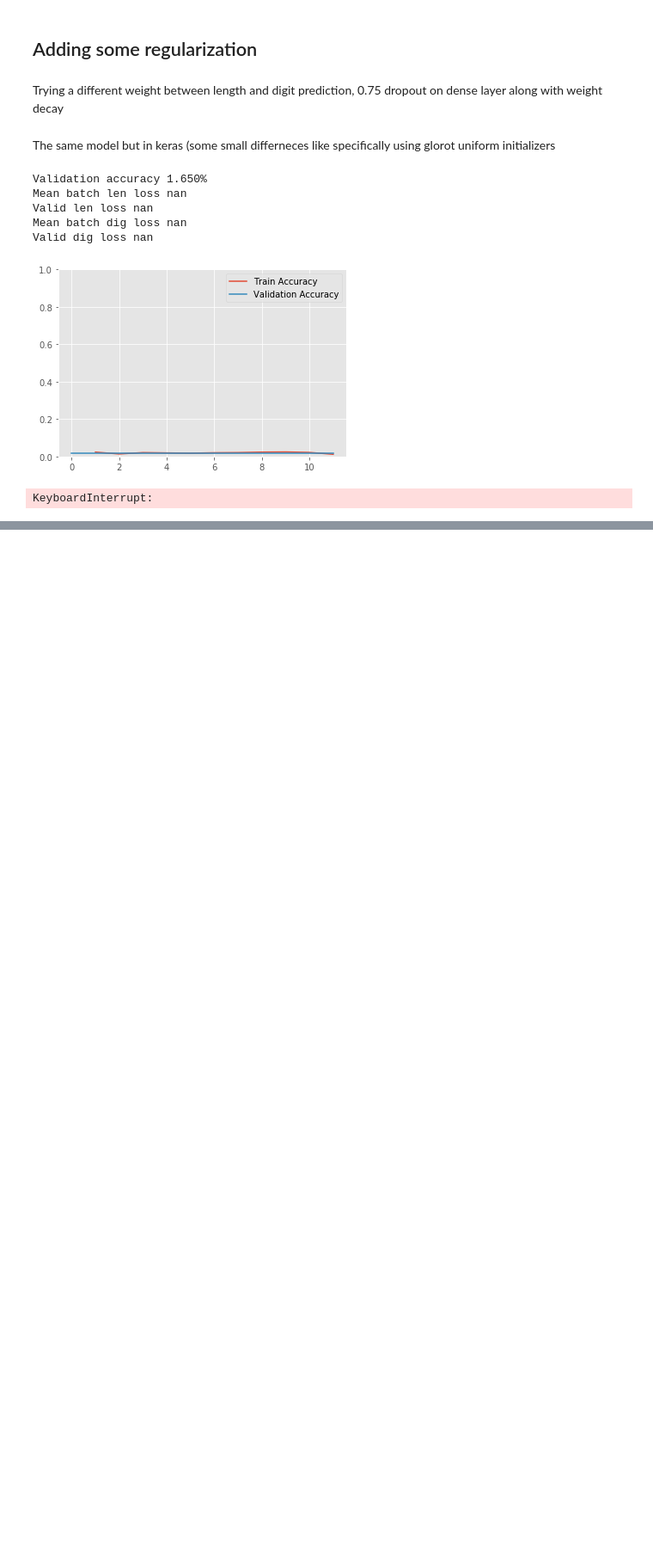
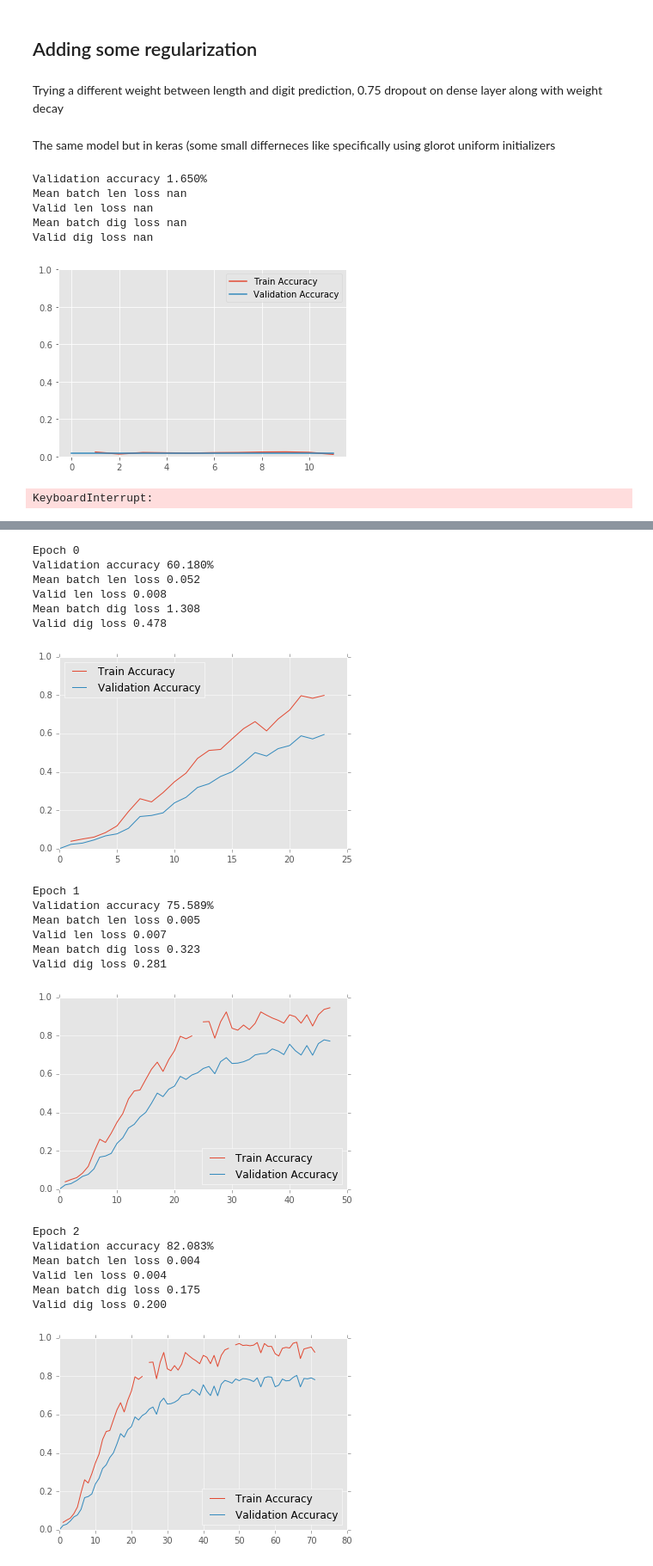
Before and after one commit to idelbrid/SVHN_DeepLearning, a Jupyter notebook: Testing Models on MNIST Synthetic Dataset.ipynb, the cells around one changed output, grey strips where cells are left out. Shown at 86% size. Cells and saved outputs as stored; diff of their text form; code cells hidden in the pictures; blank space fills up the shorter version.

```diff
--- a/Testing Models on MNIST Synthetic Dataset.ipynb
+++ b/Testing Models on MNIST Synthetic Dataset.ipynb
@@ -669,0 +658,4 @@ KeyboardInterrupt:
+# %%
+lr = 0.001
+len_balance = 0.5  # give the sequence length loss len_balance weight and the sequence digits loss (1-len_balance) weight
+simplest_graph =  tf.Graph()
@@ -669,0 +772,8 @@ KeyboardInterrupt:
+# %%
+n_epochs = 30
+batch_size = 20
+steps_per_epoch = 2500
+compare_every = 30
+t_len_losses, v_len_losses = [], []
+t_dig_losses, v_dig_losses = [], []
+t_acc, v_acc = [], []
@@ -669,0 +817,66 @@ KeyboardInterrupt:
+# %%
+session = tf.InteractiveSession(graph=simplest_graph)
+init = tf.global_variables_initializer()
+init.run()
+np.random.seed(123456)
+for ep in range(n_epochs):
+    idx = np.arange(len(train_x))
+    np.random.shuffle(idx) # shuffling the data each epoch
+    train_x = train_x[idx]
+    train_y = train_y[idx]
+    train_ylen = train_ylen[idx]
+    ep_len_losses = []
+    ep_dig_losses = []
+    for batch_idx in range(min(len(train_x)//batch_size, steps_per_epoch)):
+        batch_x = train_x[batch_size*batch_idx:(batch_size*(batch_idx+1))].reshape(-1, 28, 140, 1)
+        batch_y = train_y[batch_size*batch_idx:(batch_size*(batch_idx+1))]
+        batch_ylen = train_ylen[batch_size*batch_idx:(batch_size*(batch_idx+1))]
+#         _,  batch_len_loss, batch_dig_loss, batch_mean_masked_xe, batch_mask, batch_masked_xe, batch_cross_entropy, batch_dig_proba = \
+#                 session.run([updater, tf_len_loss, tf_dig_loss, mean_masked_xe, mask, masked_cross_entropy, cross_entropy, tf_digproba],
+#                                                          feed_dict={tf_x: batch_x, tf_y: batch_y, tf_ylen: batch_ylen})
+        _,  batch_len_loss, batch_dig_loss = session.run([updater, tf_len_loss, tf_dig_loss],
+                                                         feed_dict={tf_x: batch_x, tf_y: batch_y, tf_ylen: batch_ylen})
+        ep_len_losses.append(np.mean(batch_len_loss))
+        ep_dig_losses.append(np.mean(batch_dig_loss))
+        if (batch_idx) % compare_every == 0:
+            capture_performance()
+
+    v_len_loss, v_dig_loss, v_len_proba, v_dig_proba = session.run([tf_len_loss, tf_dig_loss, tf_lenproba, tf_digproba],
+                                                                {tf_x: valid_x, tf_y: valid_y, tf_ylen: valid_ylen})
+    print("Epoch {}".format(ep))
+#     print(v_acc)
+    print("Validation accuracy {:<2.3%}".format(accuracy(valid_y, valid_ylen, v_dig_proba, v_len_proba)))
+
+    print("Mean batch len loss {:<2.3f}".format(np.mean(ep_len_losses)))
+    print("Valid len loss {:<2.3f}".format(np.mean(v_len_loss)))
+
+    print("Mean batch dig loss {:<2.3f}".format(np.mean(ep_dig_losses)))
+    print("Valid dig loss {:<2.3f}".format(np.mean(v_dig_loss)))
+
+    plt.plot(t_acc, label='Train Accuracy')
+    plt.plot(v_acc, label='Validation Accuracy')
+    plt.ylim((0, 1))
+    plt.legend(loc='best')
+    plt.show()
+# %% [output]
+Epoch 0
+Validation accuracy 60.180%
+Mean batch len loss 0.052
+Valid len loss 0.008
+Mean batch dig loss 1.308
+Valid dig loss 0.478
+[figure, added]
+Epoch 1
+Validation accuracy 75.589%
+Mean batch len loss 0.005
+Valid len loss 0.007
+Mean batch dig loss 0.323
+Valid dig loss 0.281
+[figure, added]
+Epoch 2
+Validation accuracy 82.083%
+Mean batch len loss 0.004
+Valid len loss 0.004
+Mean batch dig loss 0.175
+Valid dig loss 0.200
+[figure, added]
```
Also changed, not shown: parts of 8 cells of this notebook, 1 other file.
